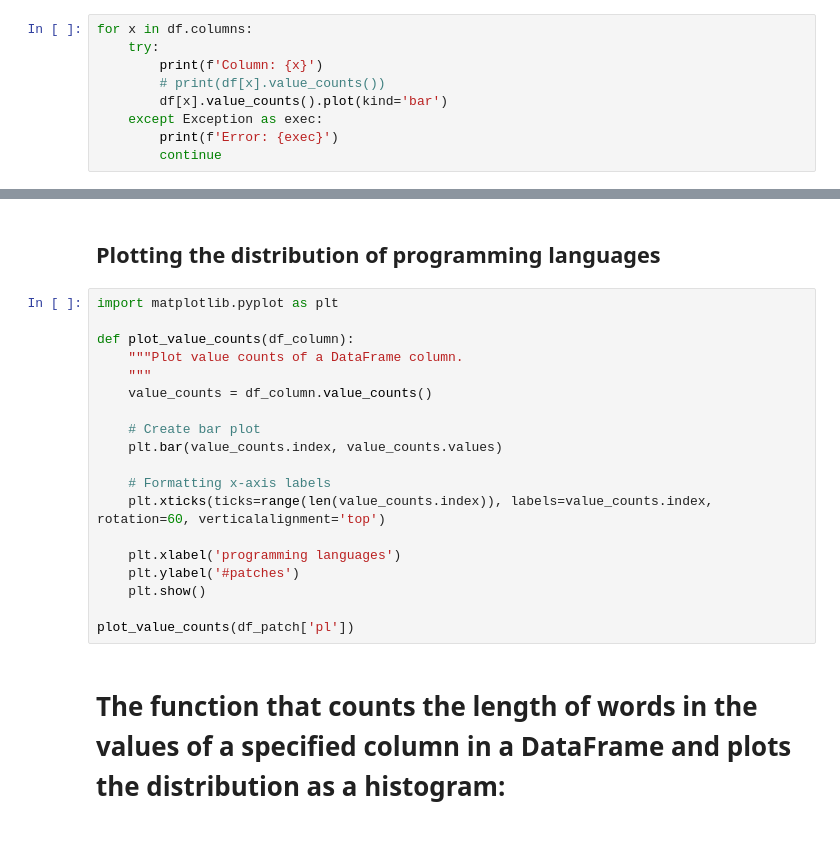
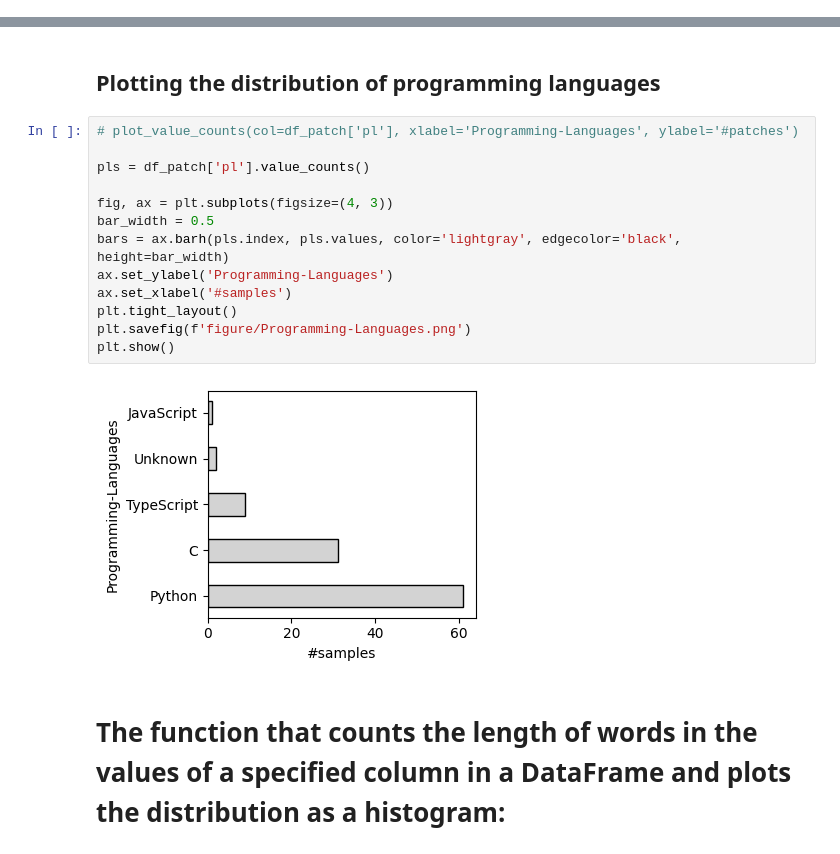
Before and after one commit to SmartSecLab/FixMe, a Jupyter notebook: patch-gen.ipynb, the cells around one changed output, grey strips where cells are left out. Cells and saved outputs as stored; diff of their text form.

```diff
--- a/patch-gen.ipynb
+++ b/patch-gen.ipynb
@@ -196,9 +179,0 @@ Number of DataFrames: 2183
-# %%
-for x in df.columns:
-    try:
-        print(f'Column: {x}')
-        # print(df[x].value_counts())
-        df[x].value_counts().plot(kind='bar')
-    except Exception as exec:
-        print(f'Error: {exec}')
-        continue
@@ -377,24 +391,20 @@ df_patch
 # %% [markdown]
 ## Plotting the distribution of programming languages
-# %%
-import matplotlib.pyplot as plt
-
-def plot_value_counts(df_column):
-    """Plot value counts of a DataFrame column.
-    """
-    value_counts = df_column.value_counts()
-
-    # Create bar plot
-    plt.bar(value_counts.index, value_counts.values)
-
-    # Formatting x-axis labels
-    plt.xticks(ticks=range(len(value_counts.index)), labels=value_counts.index, rotation=60, verticalalignment='top')
-
-    plt.xlabel('programming languages')
-    plt.ylabel('#patches')
-    plt.show()
-
-plot_value_counts(df_patch['pl'])
+# %%
+# plot_value_counts(col=df_patch['pl'], xlabel='Programming-Languages', ylabel='#patches')
+
+pls = df_patch['pl'].value_counts()
+
+fig, ax = plt.subplots(figsize=(4, 3))
+bar_width = 0.5
+bars = ax.barh(pls.index, pls.values, color='lightgray', edgecolor='black', height=bar_width)
+ax.set_ylabel('Programming-Languages')
+ax.set_xlabel('#samples')
+plt.tight_layout()
+plt.savefig(f'figure/Programming-Languages.png')
+plt.show()
+# %% [output]
+[figure, added]
 # %% [markdown]
 # The function that counts the length of words in the values of a specified column in a DataFrame and plots the distribution as a histogram:
 # %%
```
Also changed, not shown: parts of 14 cells of this notebook.
